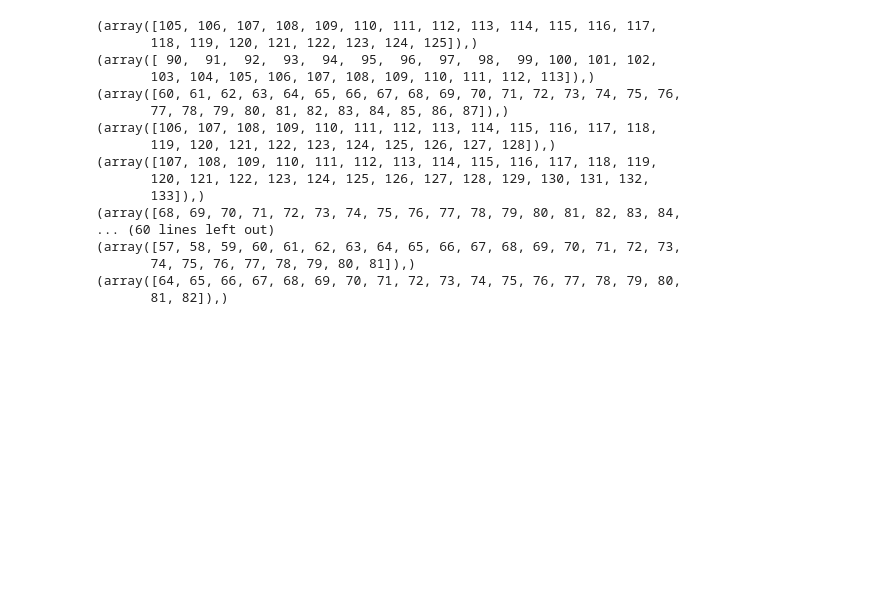
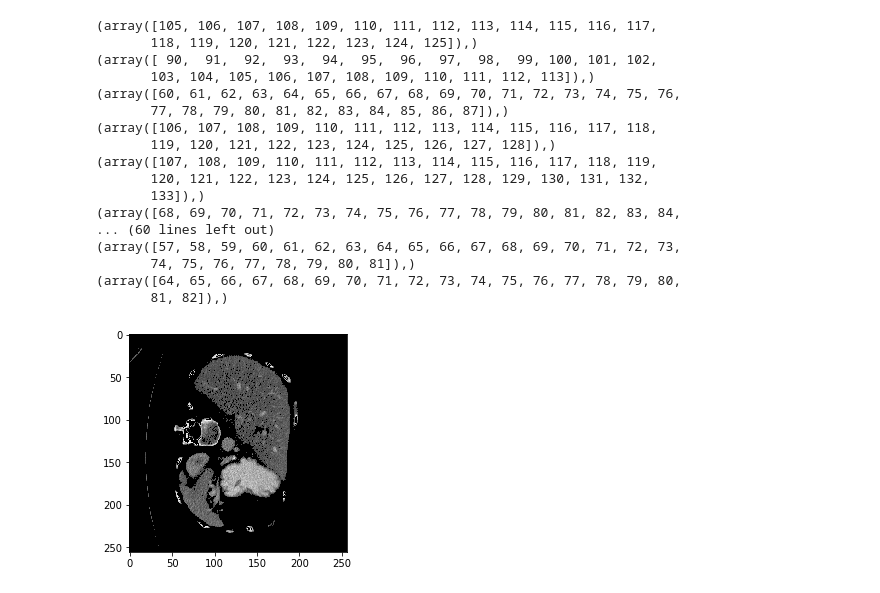
Before and after one commit to epvienneau/spleen_segmentation, a Jupyter notebook: data_exploration.ipynb, the cells around one changed output. Drawn from its saved outputs; the diff is of its cells as text; code cells hidden in the pictures; blank space fills up the shorter version.

```diff
--- a/data_exploration.ipynb
+++ b/data_exploration.ipynb
@@ -163,3 +163,14 @@ for filename in os.listdir(folder):
        74, 75, 76, 77, 78, 79, 80, 81]),)
 (array([64, 65, 66, 67, 68, 69, 70, 71, 72, 73, 74, 75, 76, 77, 78, 79, 80,
        81, 82]),)
+# %%
+from utils import soft_tissue_window
+example = nib.load('data/training/slices/img/img0001_120.nii.gz').get_fdata()
+example_filtered = soft_tissue_window(example)
+# %%
+%matplotlib inline
+fig = plt.figure()
+plt.imshow(example, cmap='gray')
+fig.savefig('intensity_filtering_example')
+# %% [output]
+[figure, added]
```
Also changed, not shown: 8 other files.
